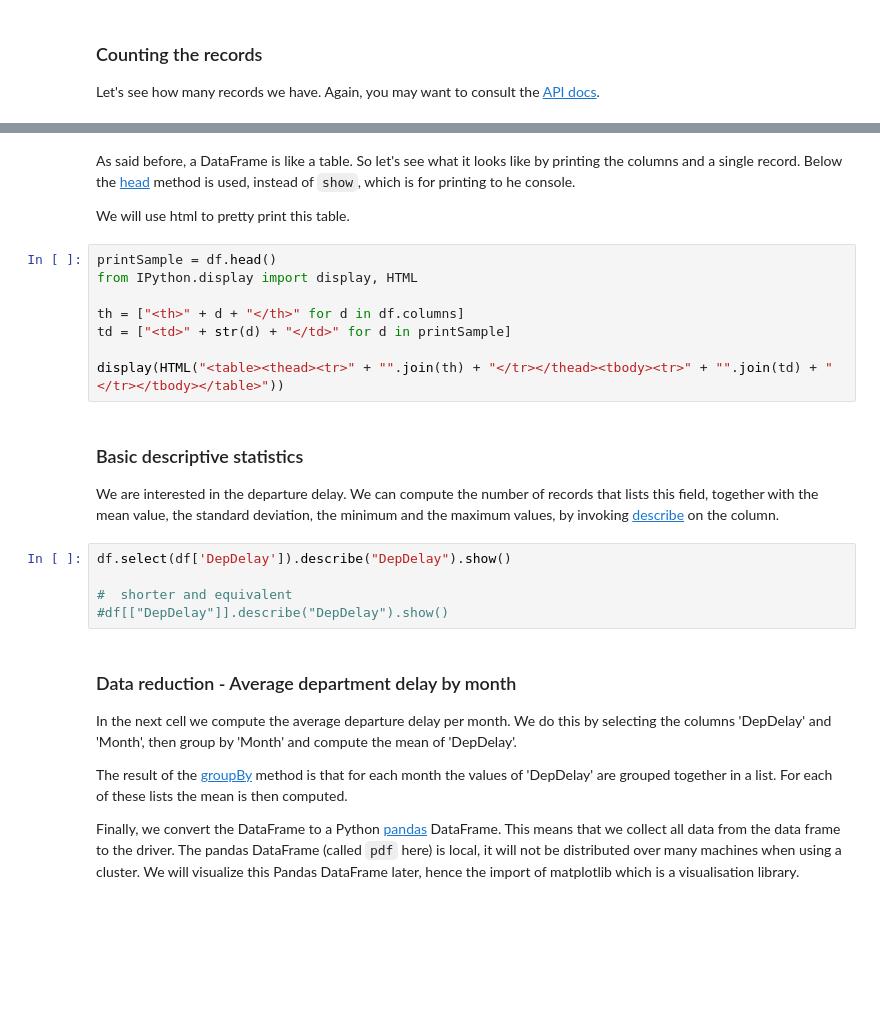
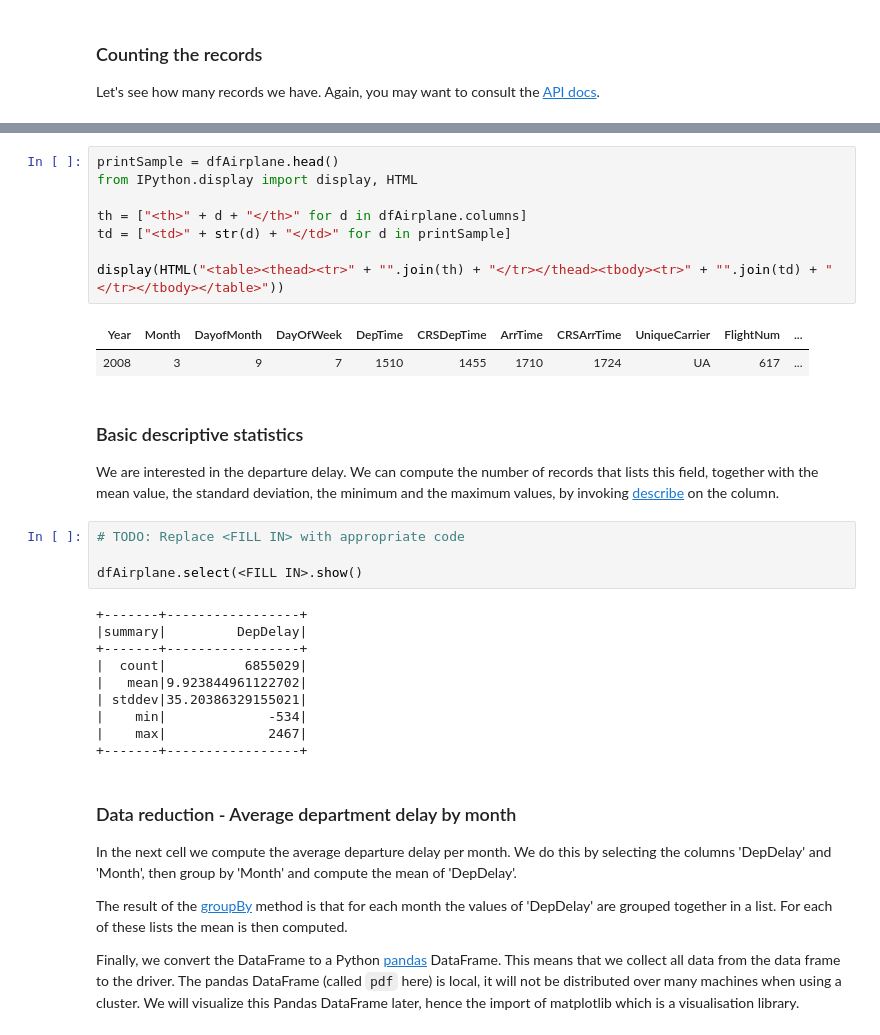
Before and after one commit to koke1405/jupyter-bigdata-notebooks, a Jupyter notebook: notebooks/04-sparkml-airplane-delay.ipynb, the cells around one changed output, grey strips where cells are left out. Saved outputs shown, nothing was run; the diff lists cells and outputs as text; blank space fills up the shorter version.

```diff
--- a/notebooks/04-sparkml-airplane-delay.ipynb
+++ b/notebooks/04-sparkml-airplane-delay.ipynb
@@ -104,24 +91,32 @@ df.printSchema()
-# %% [markdown]
-As said before, a DataFrame is like a table. So let's see what it looks like by printing the columns and a single record. Below the [head](http://spark.apache.org/docs/latest/api/python/pyspark.sql.html#pyspark.sql.DataFrame.head) method is used, instead of `show`, which is for printing to he console.
-
-We will use html to pretty print this table.
 # %%
-printSample = df.head()
+printSample = dfAirplane.head()
 from IPython.display import display, HTML
 
-th = ["<th>" + d + "</th>" for d in df.columns]
+th = ["<th>" + d + "</th>" for d in dfAirplane.columns]
 td = ["<td>" + str(d) + "</td>" for d in printSample]
 
 display(HTML("<table><thead><tr>" + "".join(th) + "</tr></thead><tbody><tr>" + "".join(td) + "</tr></tbody></table>"))
+# %% [output]
+| Year | Month | DayofMonth | DayOfWeek | DepTime | CRSDepTime | ArrTime | CRSArrTime | UniqueCarrier | FlightNum | ... |
+| 2008 | 3 | 9 | 7 | 1510 | 1455 | 1710 | 1724 | UA | 617 | ... |
 # %% [markdown]
 ### Basic descriptive statistics
 
 We are interested in the departure delay. We can compute the number of records that lists this field, together with the mean value, the standard deviation, the minimum and the maximum values, by invoking [describe](http://spark.apache.org/docs/latest/api/python/pyspark.sql.html#pyspark.sql.DataFrame.describe) on the column.
-# %%
-df.select(df['DepDelay']).describe("DepDelay").show()
-
-#  shorter and equivalent
-#df[["DepDelay"]].describe("DepDelay").show()
+# %%
+# TODO: Replace <FILL IN> with appropriate code
+
+dfAirplane.select(<FILL IN>.show()
+# %% [output]
++-------+-----------------+
+|summary|         DepDelay|
++-------+-----------------+
+|  count|          6855029|
+|   mean|9.923844961122702|
+| stddev|35.20386329155021|
+|    min|             -534|
+|    max|             2467|
++-------+-----------------+
 # %% [markdown]
 ### Data reduction - Average department delay by month
 
```
Also changed, not shown: parts of 47 cells of this notebook.
